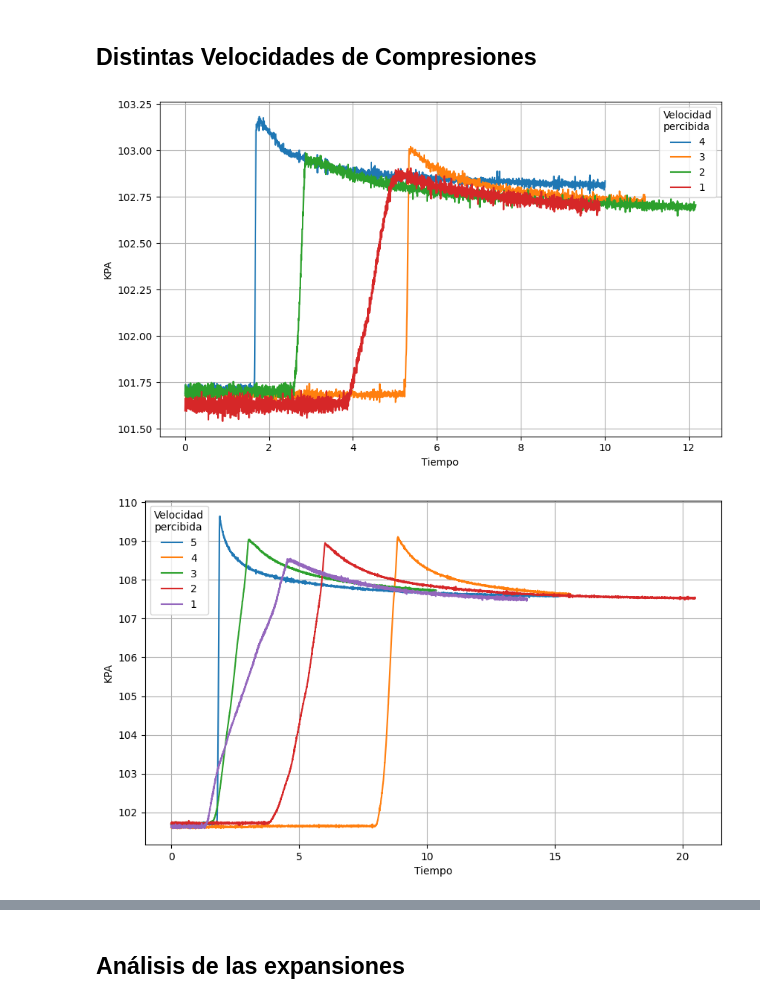
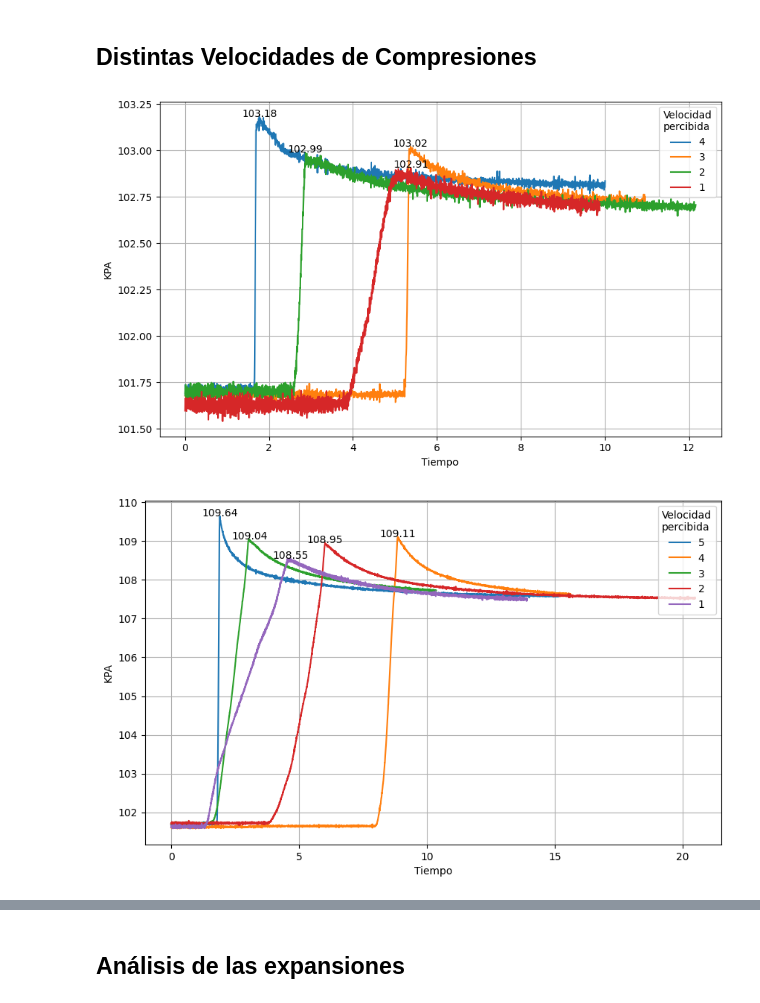
Before and after one commit to LecJackS/Mecanica-y-Termodinamica-2024-1C, a Jupyter notebook: Laboratorios/Labo06-07/Labo04.ipynb, the cells around one changed output, grey strips where cells are left out. Saved outputs shown, nothing was run; the diff lists cells and outputs as text; code cells hidden in the pictures.

Commit message:
velocidades

```diff
--- a/Laboratorios/Labo06-07/Labo04.ipynb
+++ b/Laboratorios/Labo06-07/Labo04.ipynb
@@ -314,9 +314,44 @@ compresiones_vel_60_labels = [1,2,3,4,5]
 # %%
 compresiones_vel_29 = arreglar(compresiones_vel_29, interseccion, pendiente, error_pendiente, error_interseccion)
 compresiones_vel_60 = arreglar(compresiones_vel_60, interseccion, pendiente, error_pendiente, error_interseccion)
+# %%
+def graficar_vel_dataframes(dfs, labels, titulo_labels):
+    plt.figure(figsize=(10, 6))
+
+    # This list will store the y positions of annotations to check for overlaps
+    annotation_positions = []
+
+    for df, l in zip(dfs, labels):
+        plt.plot(df['time'], df['(KPA)'], linestyle='-', label=str(l))
+
+        # Find the index of the maximum value in the '(KPA)' column
+        max_index = df['(KPA)'].idxmax()
+
+        # Get the time and max value for annotation
+        max_time = df['time'][max_index]
+        max_value = df['(KPA)'][max_index]
+
+        # Adjust the y position to avoid overlap
+        y_pos = max_value
+        while y_pos in annotation_positions:
+            y_pos += 0.05  # Adjust this value as needed
+
+        annotation_positions.append(y_pos)
+
+        # Annotate the maximum value on the plot
+        plt.annotate(f'{max_value:.2f}', xy=(max_time, max_value), xytext=(max_time, y_pos),
+                     #arrowprops=dict(facecolor='black', arrowstyle='->'),
+                     fontsize=10, ha='center')
+
+    plt.xlabel('Tiempo')
+    plt.ylabel('KPA')
+    plt.title('')
+    plt.grid(True)
+    plt.legend(title=titulo_labels, loc='upper right')
+    plt.show()
 # %%
-graficar_dataframes(compresiones_vel_29[::-1], compresiones_vel_29_labels[::-1], "Velocidad\npercibida")
-graficar_dataframes(compresiones_vel_60[::-1], compresiones_vel_60_labels[::-1], "Velocidad\npercibida")
+graficar_vel_dataframes(compresiones_vel_29[::-1], compresiones_vel_29_labels[::-1], "Velocidad\npercibida")
+graficar_vel_dataframes(compresiones_vel_60[::-1], compresiones_vel_60_labels[::-1], "Velocidad\npercibida")
 # %% [output]
-[figure, old version]
+[figure, new version]
-[figure, old version]
+[figure, new version]
```
Also changed, not shown: parts of 3 cells of this notebook.
